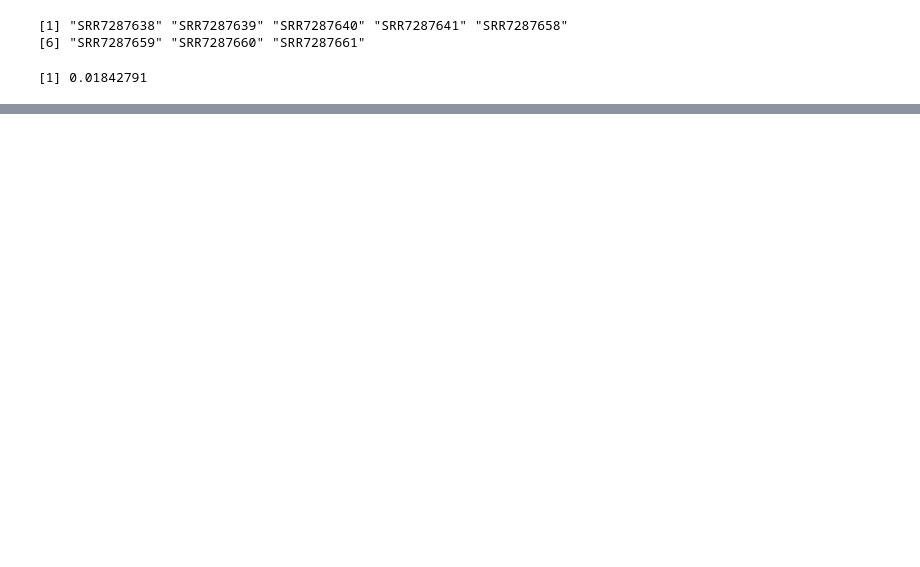
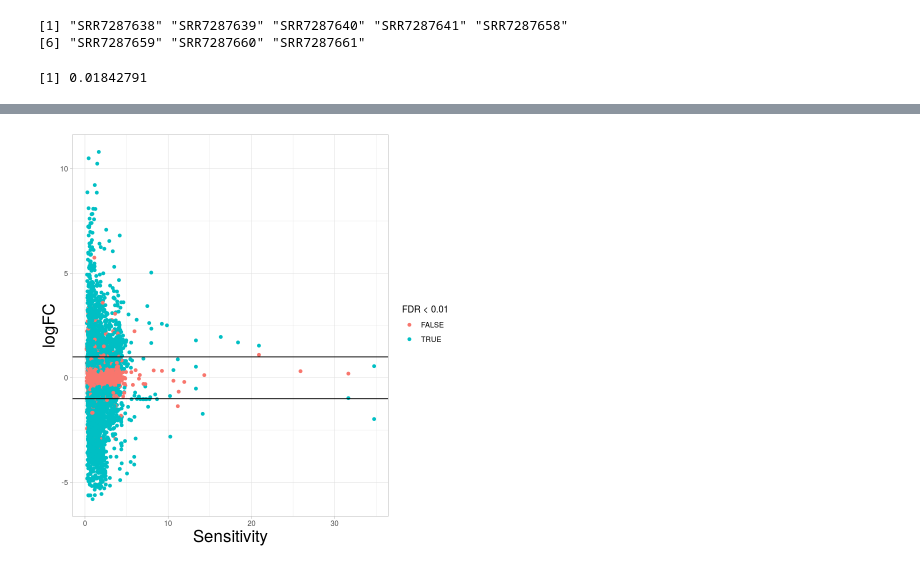
Before and after one commit to oacar/enm_package, a Jupyter notebook: notebooks/10-enm_rnaseq-0825.ipynb, the cells around one changed output, grey strips where cells are left out. Cells and saved outputs as stored; diff of their text form; code cells hidden in the pictures; blank space fills up the shorter version.

```diff
--- a/notebooks/10-enm_rnaseq-0825.ipynb
+++ b/notebooks/10-enm_rnaseq-0825.ipynb
@@ -181,0 +138,8 @@ geom_hline(yintercept=-1)
+# %%
+enm_rnaseq %>%ggplot(aes(x=sens,y=logFC,col=FDR < 0.01))+
+    geom_point()+
+    geom_hline(yintercept=1)+
+    geom_hline(yintercept=-1)+theme_light()+xlab('Sensitivity')+
+    theme(axis.title =element_text(size=20) )
+# %% [output]
+[figure, added]
```
Also changed, not shown: parts of 11 cells of this notebook, 17 other files.
